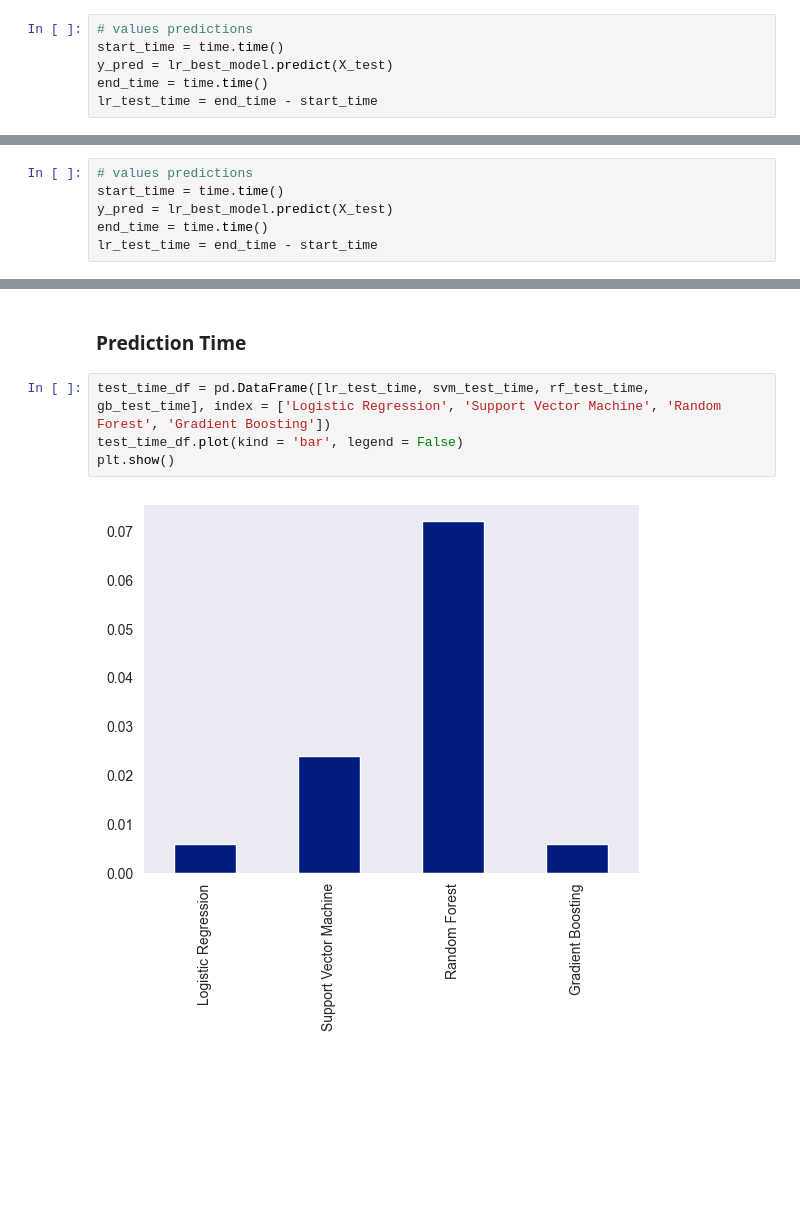
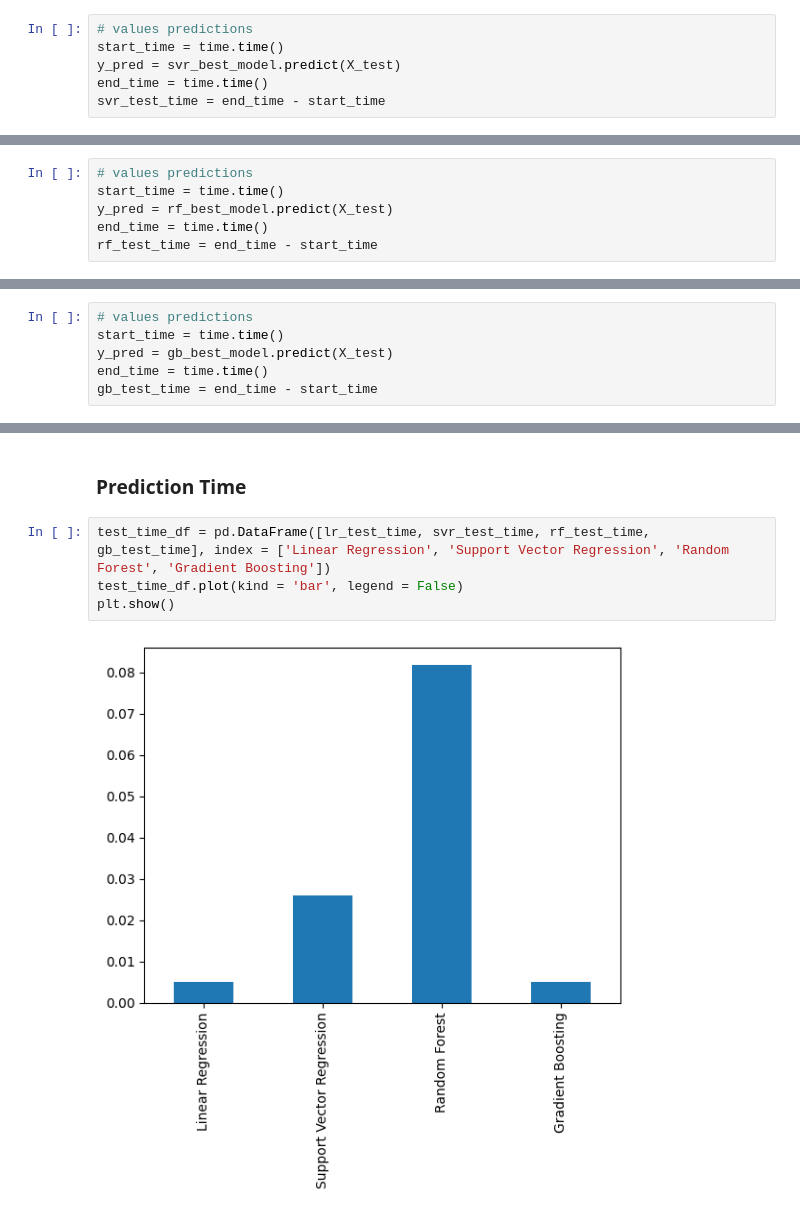
Before and after one commit to DerekSanchez/Medical-Cost-Regression, a Jupyter notebook: results/results_report.ipynb, the cells around one changed output, grey strips where cells are left out. Cells and saved outputs as stored; diff of their text form; blank space fills up the shorter version.

Commit message:
Finished Gradient Boosting training and Model Benchmarking

```diff
--- a/results/results_report.ipynb
+++ b/results/results_report.ipynb
@@ -289,9 +289,9 @@ pd.DataFrame(
 # %%
 # values predictions
 start_time = time.time()
-y_pred = lr_best_model.predict(X_test)
+y_pred = svr_best_model.predict(X_test)
 end_time = time.time()
-lr_test_time = end_time - start_time
+svr_test_time = end_time - start_time
 # %% [markdown]
 ##### Regression Report
 # %%
@@ -399,9 +399,9 @@ pd.DataFrame(
 # %%
 # values predictions
 start_time = time.time()
-y_pred = lr_best_model.predict(X_test)
+y_pred = rf_best_model.predict(X_test)
 end_time = time.time()
-lr_test_time = end_time - start_time
+rf_test_time = end_time - start_time
 # %% [markdown]
 ##### Regression Report
 # %%
@@ -435,0 +509,6 @@ lr_metrics = et.get_test_metrics(lr_best_model, X_test, y_test)
+# %%
+# values predictions
+start_time = time.time()
+y_pred = gb_best_model.predict(X_test)
+end_time = time.time()
+gb_test_time = end_time - start_time
@@ -458,8 +568,8 @@ plt.show()
 # %% [markdown]
 ### Prediction Time
 # %%
-test_time_df = pd.DataFrame([lr_test_time, svm_test_time, rf_test_time, gb_test_time], index = ['Logistic Regression', 'Support Vector Machine', 'Random Forest', 'Gradient Boosting'])
+test_time_df = pd.DataFrame([lr_test_time, svr_test_time, rf_test_time, gb_test_time], index = ['Linear Regression', 'Support Vector Regression', 'Random Forest', 'Gradient Boosting'])
 test_time_df.plot(kind = 'bar', legend = False)
 plt.show()
 # %% [output]
-[figure, old version]
+[figure, new version]
```
Also changed, not shown: parts of 30 cells of this notebook, 2 other files.
